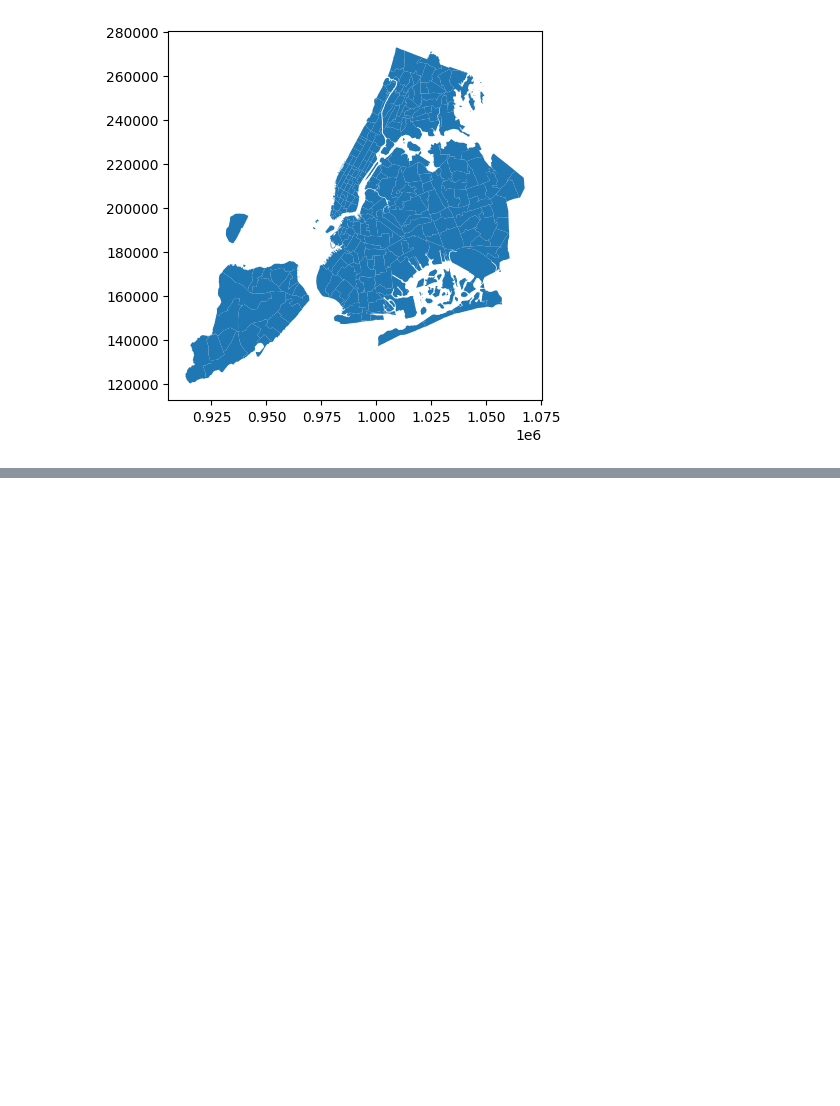
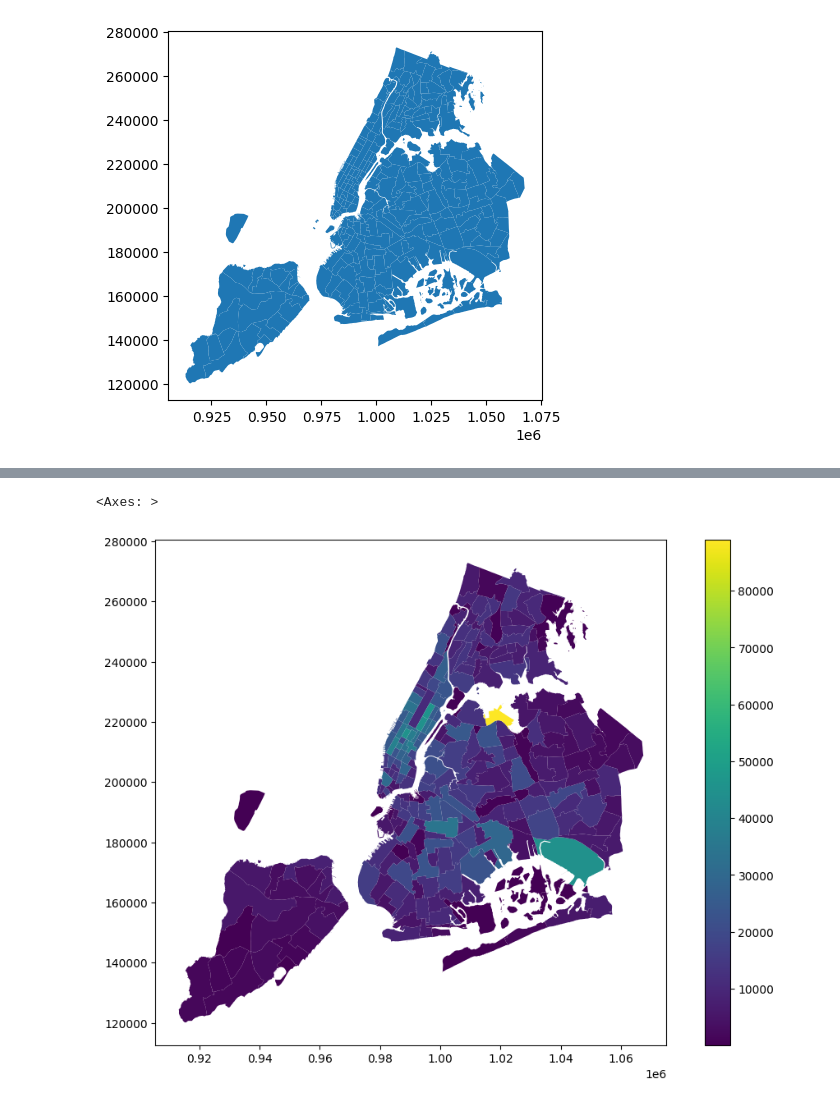
Before and after one commit to 4ct1o/nyc-tlc-interactive-heatmap, a Jupyter notebook: 02_notebooks/01_data_preparation.ipynb, the cells around one changed output, grey strips where cells are left out. Drawn from its saved outputs; the diff is of its cells as text; code cells hidden in the pictures; blank space fills up the shorter version.

Commit message:
COMPLETED: data preparation completed and file saved

```diff
--- a/02_notebooks/01_data_preparation.ipynb
+++ b/02_notebooks/01_data_preparation.ipynb
@@ -282,11 +283,6 @@ zones.plot()
 # %%
 # Merging the total rides data with the location lookup data
 
-con.execute("""
-            CREATE OR REPLACE VIEW total_rides_with_location AS
-            SELECT *
-            FROM total_rides_per_location_and_time
-            JOIN zones
-            ON total_rides_per_location_and_time.pickup_location = z.LocationID""")
+trip_data = con.execute("""SELECT * FROM total_rides_per_location_and_time""").df()
 
-### Define VIEW as dataframe, then merge
+trip_data_with_zones = zones.merge(trip_data, left_on='LocationID', right_on='pickup_location', how='left')
@@ -294,0 +307,5 @@ NotImplementedException: Not implemented Error: Data type 'geometry' not recogni
+# %%
+trip_data_with_zones[trip_data_with_zones['time_stamp'] == datetime.time(10, 0)].plot(column='total_rides', legend=True, figsize=(12, 8))
+# %% [output]
+<Axes: >
+[figure, added]
```
Also changed, not shown: parts of 4 cells of this notebook.
